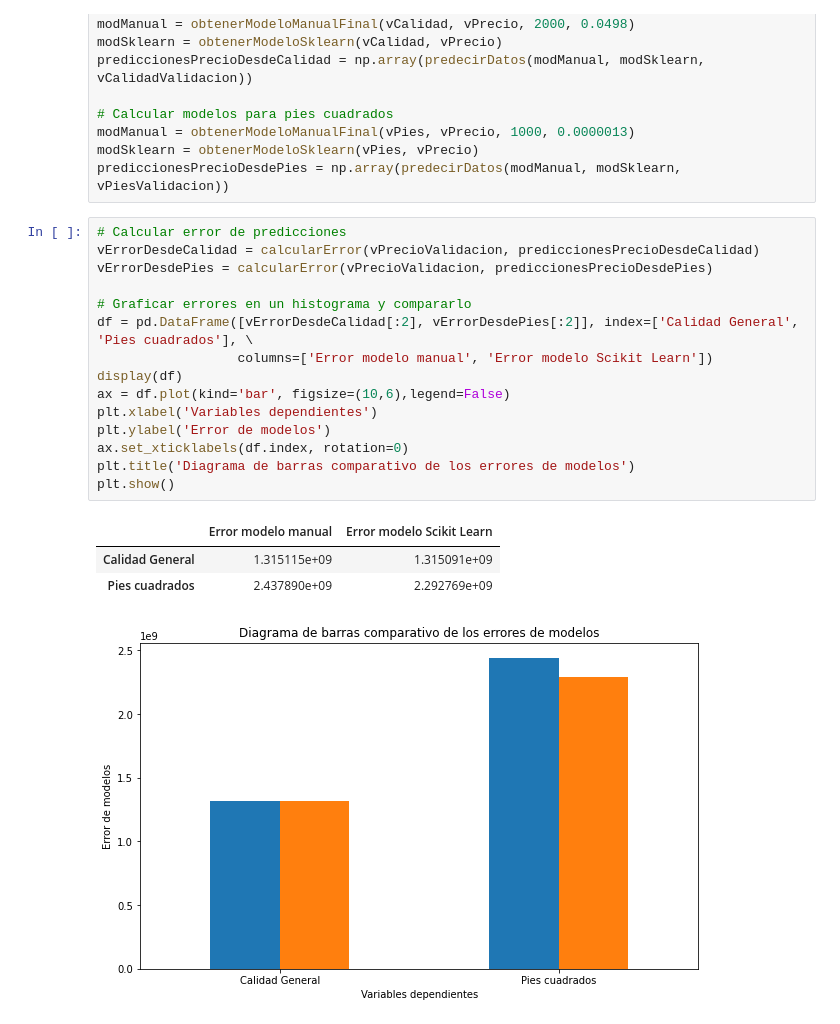
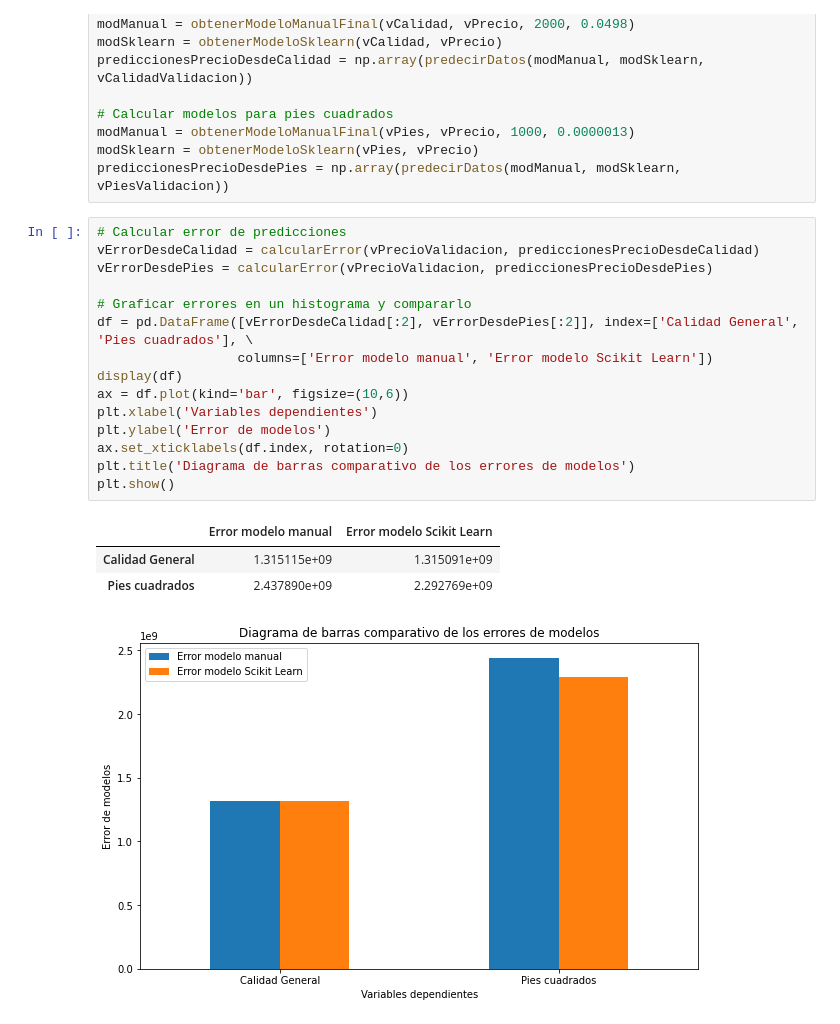
Before and after one commit to DanyDiaz/python-ciencia-de-datos, a Jupyter notebook: Proyecto Final/Proyecto_Final_DanyDiaz.ipynb, the cells around one changed output. Saved outputs shown, nothing was run; the diff lists cells and outputs as text.

```diff
--- a/Proyecto Final/Proyecto_Final_DanyDiaz.ipynb
+++ b/Proyecto Final/Proyecto_Final_DanyDiaz.ipynb
@@ -340,20 +340,20 @@ prediccionesPrecioDesdePies = np.array(predecirDatos(modManual, modSklearn, vPie
 # %%
 # Calcular error de predicciones
 vErrorDesdeCalidad = calcularError(vPrecioValidacion, prediccionesPrecioDesdeCalidad)
 vErrorDesdePies = calcularError(vPrecioValidacion, prediccionesPrecioDesdePies)
 
 # Graficar errores en un histograma y compararlo
 df = pd.DataFrame([vErrorDesdeCalidad[:2], vErrorDesdePies[:2]], index=['Calidad General', 'Pies cuadrados'], \
                   columns=['Error modelo manual', 'Error modelo Scikit Learn'])
 display(df)
-ax = df.plot(kind='bar', figsize=(10,6),legend=False)
+ax = df.plot(kind='bar', figsize=(10,6))
 plt.xlabel('Variables dependientes')
 plt.ylabel('Error de modelos')
 ax.set_xticklabels(df.index, rotation=0)
 plt.title('Diagrama de barras comparativo de los errores de modelos')
 plt.show()
 # %% [output]
 |  | Error modelo manual | Error modelo Scikit Learn |
 | Calidad General | 1.315115e+09 | 1.315091e+09 |
 | Pies cuadrados | 2.437890e+09 | 2.292769e+09 |
-[figure, old version]
+[figure, new version]
```
